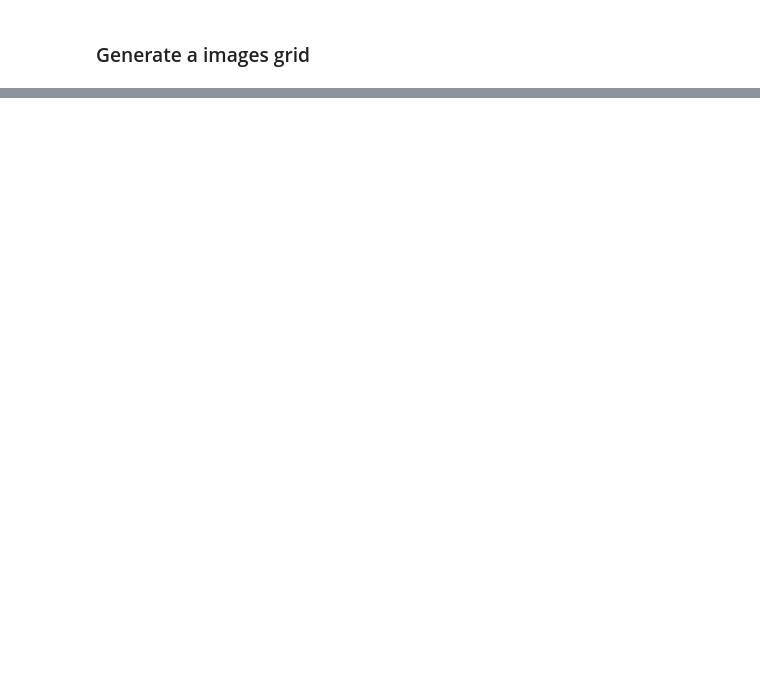
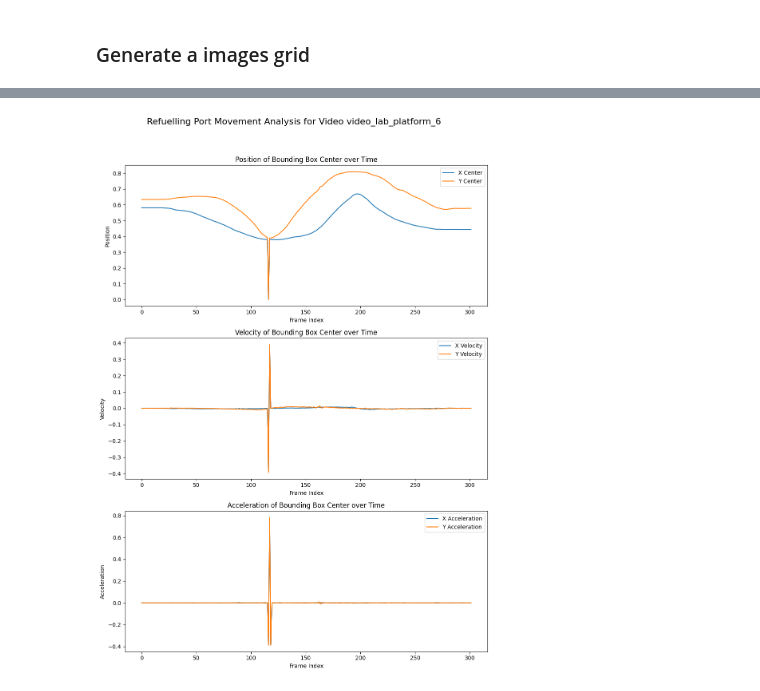
Before and after one commit to AlexisBalayre/future-position-prediction-for-aircraft-refueling, a Jupyter notebook: code/data_utils/dataset_analyse.ipynb, the cells around one changed output, grey strips where cells are left out. Cells and saved outputs as stored; diff of their text form; code cells hidden in the pictures; blank space fills up the shorter version.

Commit message:
report in progress
Signed-off-by: Alexis Balayre <60859013+AlexisBal@users.noreply.github.com>

```diff
--- a/code/data_utils/dataset_analyse.ipynb
+++ b/code/data_utils/dataset_analyse.ipynb
@@ -106,0 +113,12 @@ save_image(grid_image, "grid_closed_image2.png")
+# %%
+import json
+import numpy as np
+import matplotlib.pyplot as plt
+import random
+
+# Load the JSON data
+with open('/Users/alexis/Library/CloudStorage/OneDrive-Balayre&Co/Cranfield/Thesis/thesis-github-repository/data/frames/full_dataset_annotated_fpp/test.json', 'r') as f:
+    data = json.load(f)
+
+# Select a random video ID
+video_ids = list(set(entry['video_id'] for entry in data))
@@ -106,0 +132,2 @@ save_image(grid_image, "grid_closed_image2.png")
+# %%
+video_id = video_ids[2]
@@ -106,0 +277,55 @@ save_image(grid_image, "grid_closed_image2.png")
+# %%
+import matplotlib.pyplot as plt
+import numpy as np
+
+# Calculate velocity
+x_velocity = np.diff(x_center, prepend=x_center[0])
+y_velocity = np.diff(y_center, prepend=y_center[0])
+velocity_magnitude = np.sqrt(x_velocity**2 + y_velocity**2)
+
+# Calculate acceleration
+x_acceleration = np.diff(x_velocity, prepend=x_velocity[0])
+y_acceleration = np.diff(y_velocity, prepend=y_velocity[0])
+acceleration_magnitude = np.sqrt(x_acceleration**2 + y_acceleration**2)
+
+# Time or frame indices
+frame_indices = np.arange(len(x_center))
+
+# Plotting
+fig, axs = plt.subplots(3, 1, figsize=(10, 15))
+
+# Set Title
+fig.suptitle(
+    f"Refuelling Port Movement Analysis for Video {video_id}",
+    fontsize=16,
+)
+
+# Position Plot
+axs[0].plot(frame_indices, x_center, label="X Center")
+axs[0].plot(frame_indices, y_center, label="Y Center")
+axs[0].set_title("Position of Bounding Box Center over Time")
+axs[0].set_xlabel("Frame Index")
+axs[0].set_ylabel("Position")
+axs[0].legend()
+
+# Velocity Plot
+axs[1].plot(frame_indices, x_velocity, label="X Velocity")
+axs[1].plot(frame_indices, y_velocity, label="Y Velocity")
+axs[1].set_title("Velocity of Bounding Box Center over Time")
+axs[1].set_xlabel("Frame Index")
+axs[1].set_ylabel("Velocity")
+axs[1].legend()
+
+# Acceleration Plot
+axs[2].plot(frame_indices, x_acceleration, label="X Acceleration")
+axs[2].plot(frame_indices, y_acceleration, label="Y Acceleration")
+axs[2].set_title("Acceleration of Bounding Box Center over Time")
+axs[2].set_xlabel("Frame Index")
+axs[2].set_ylabel("Acceleration")
+axs[2].legend()
+
+# Add space between title and plots
+plt.tight_layout(rect=[0, 0.05, 1, 0.95])
+plt.show()
+# %% [output]
+[figure, added]
```
Also changed, not shown: parts of 9 cells of this notebook, 44 other files.
